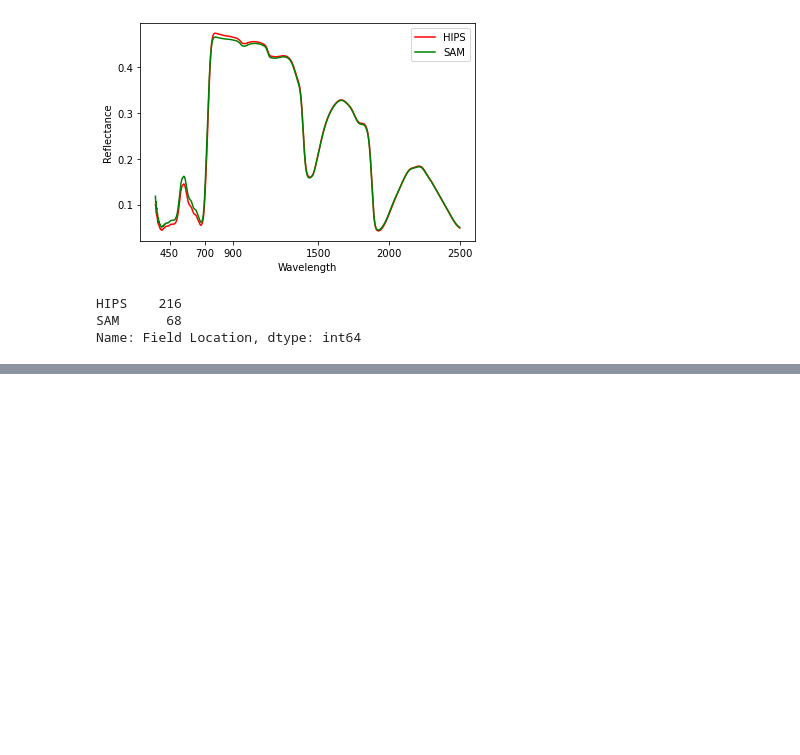
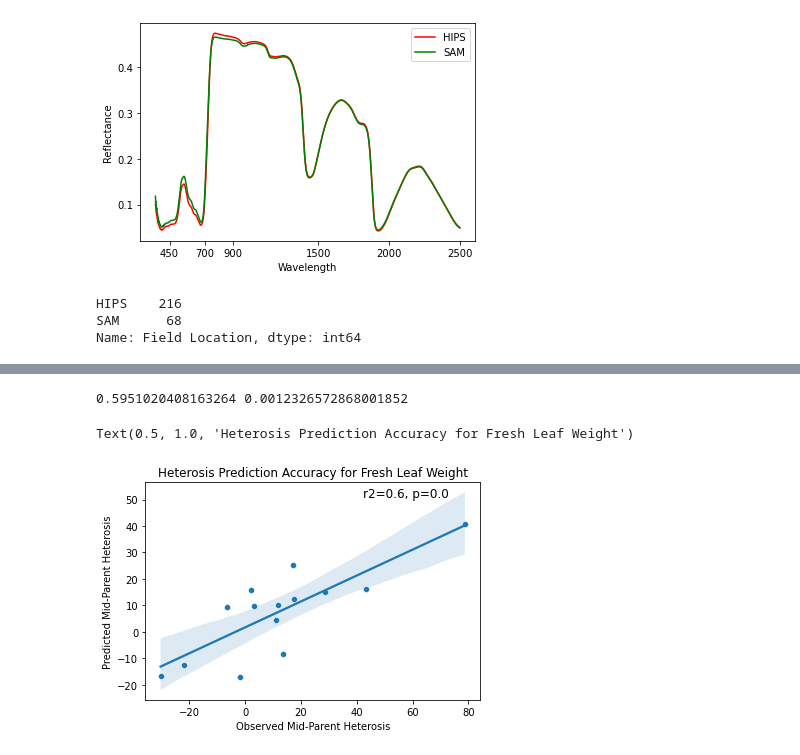
Before and after one commit to distip/Maize_2022_Brooke, a Jupyter notebook: Analysis.ipynb, the cells around one changed output, grey strips where cells are left out. Drawn from its saved outputs; the diff is of its cells as text; code cells hidden in the pictures; blank space fills up the shorter version.

Commit message:
Heterosis Prediction

```diff
--- a/Analysis.ipynb
+++ b/Analysis.ipynb
@@ -106,0 +193,2 @@ sns.regplot(x = y_test , y = y_pred)
+# %%
+data = pd.read_csv('heterosis_prediction_file.csv')
@@ -107,3 +213,24 @@ sns.regplot(x = y_test , y = y_pred)
+# %%
+from scipy.stats import pearsonr, spearmanr
+
+r, p = spearmanr(data['Observed Heterosis'], data['Predicted Heterosis'])
+r2 = r**2
+text =r2, p
+text = [np.round(r2, 2) for r2 in text]
+print(r2, p)
+# %% [output]
+0.5951020408163264 0.0012326572868001852
+# %%
+text1 = 'r2=%s, p=%s' % (text[0], text[1])
+sns.regplot(x='Observed Heterosis', y='Predicted Heterosis' , scatter_kws={'s' : 15}, data=data)
+xmin , xmax , ymin, ymax = plt.axis()
+sns.scatterplot(x='Observed Heterosis', y='Predicted Heterosis', data=data).text((xmax)/2, ymax*0.90, text1, fontsize=12)
+plt.xlabel('Observed Mid-Parent Heterosis')
+plt.ylabel('Predicted Mid-Parent Heterosis')
+plt.title('Heterosis Prediction Accuracy for Fresh Leaf Weight')
+# %% [output]
+Text(0.5, 1.0, 'Heterosis Prediction Accuracy for Fresh Leaf Weight')
+[figure, added]
 # %%
 from scipy.stats import pearsonr, spearmanr
 y_pred2 = [x[0] for x in y_pred]
```
Also changed, not shown: parts of 42 cells of this notebook, 6 other files.
